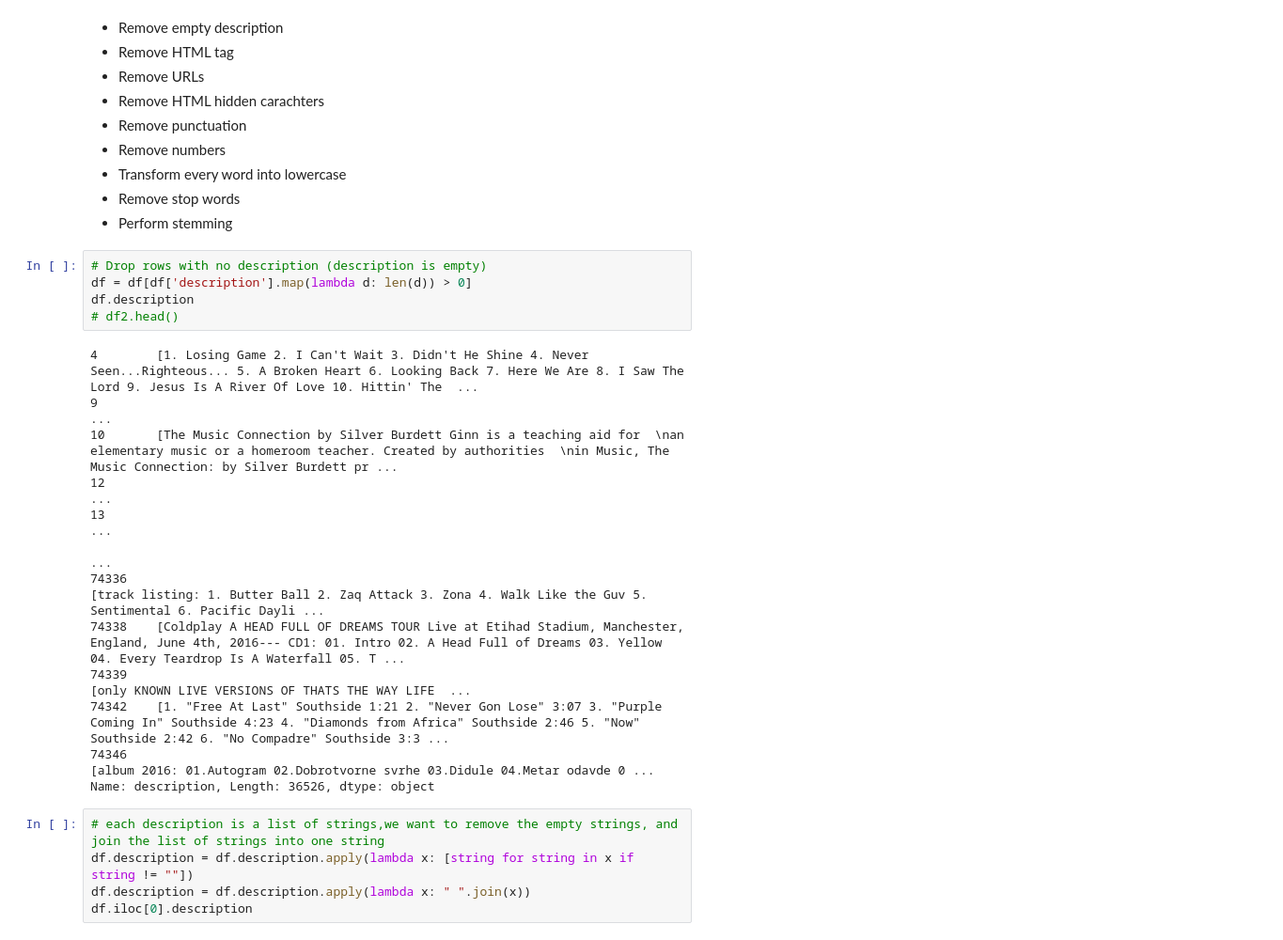
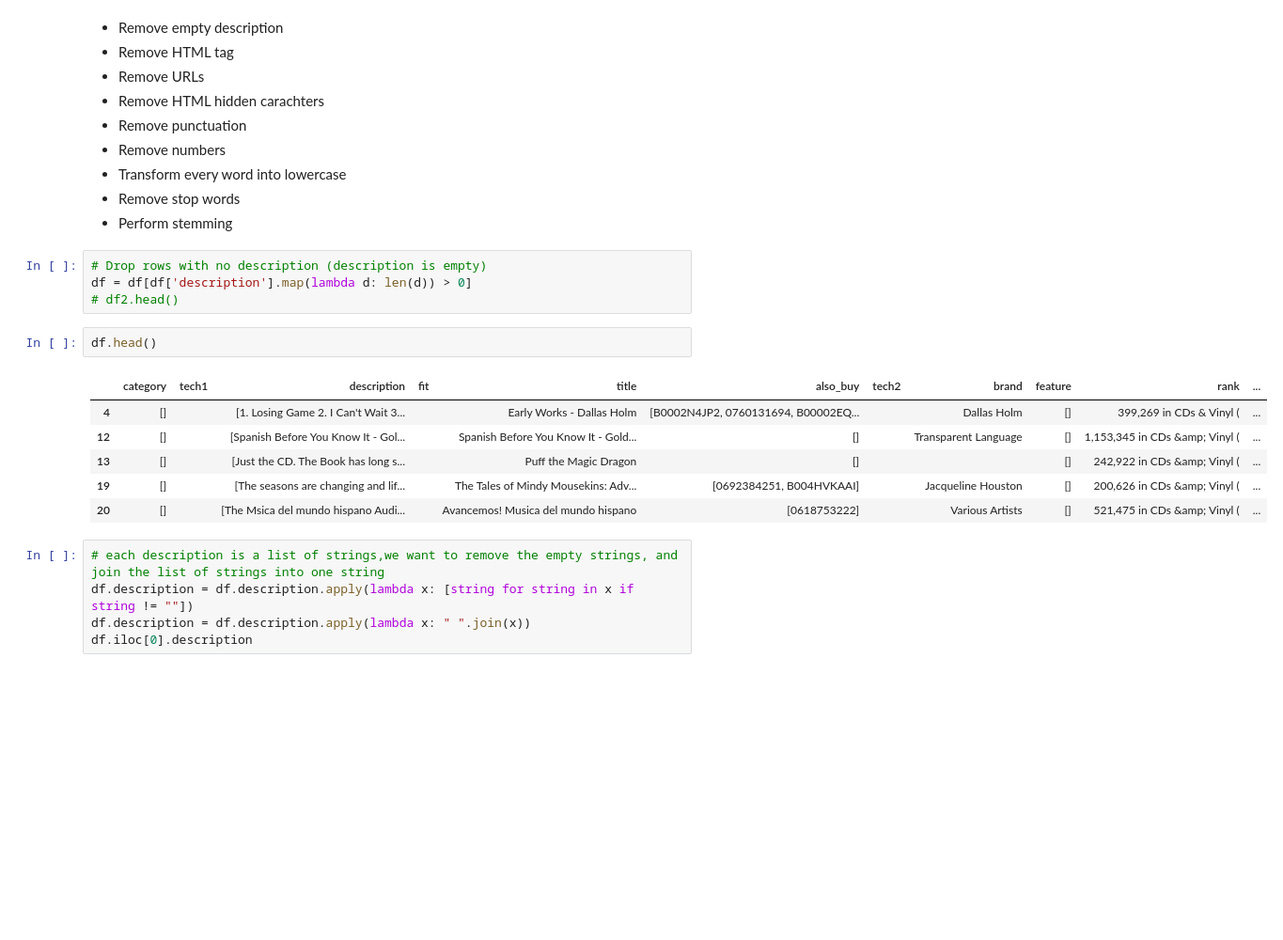
Before and after one commit to AriannaBi/Group7-DataScience, a Jupyter notebook: main_updated.ipynb, the cells around one changed output. Shown at 94% size. Cells and saved outputs as stored; diff of their text form; blank space fills up the shorter version.

```diff
--- a/main_updated.ipynb
+++ b/main_updated.ipynb
@@ -97,21 +113,16 @@ Columns of the dataset:  Index(['category', 'tech1', 'description', 'fit', 'titl
 # %%
 # Drop rows with no description (description is empty)
 df = df[df['description'].map(lambda d: len(d)) > 0]
-df.description
 # df2.head()
-# %% [output]
-4        [1. Losing Game 2. I Can't Wait 3. Didn't He Shine 4. Never Seen...Righteous... 5. A Broken Heart 6. Looking Back 7. Here We Are 8. I Saw The Lord 9. Jesus Is A River Of Love 10. Hittin' The  ...
-9                                                                                                                                                                                                        ...
-10       [The Music Connection by Silver Burdett Ginn is a teaching aid for  \nan elementary music or a homeroom teacher. Created by authorities  \nin Music, The Music Connection: by Silver Burdett pr ...
-12                                                                                                                                                                                                       ...
-13                                                                                                                                                                                                       ...
-                                                                                                                                                            ...
-74336                                                                                          [track listing: 1. Butter Ball 2. Zaq Attack 3. Zona 4. Walk Like the Guv 5. Sentimental 6. Pacific Dayli ...
-74338    [Coldplay A HEAD FULL OF DREAMS TOUR Live at Etihad Stadium, Manchester, England, June 4th, 2016--- CD1: 01. Intro 02. A Head Full of Dreams 03. Yellow 04. Every Teardrop Is A Waterfall 05. T ...
-74339                                                                                                                                                   [only KNOWN LIVE VERSIONS OF THATS THE WAY LIFE  ...
-74342    [1. "Free At Last" Southside 1:21 2. "Never Gon Lose" 3:07 3. "Purple Coming In" Southside 4:23 4. "Diamonds from Africa" Southside 2:46 5. "Now" Southside 2:42 6. "No Compadre" Southside 3:3 ...
-74346                                                                                                                          [album 2016: 01.Autogram 02.Dobrotvorne svrhe 03.Didule 04.Metar odavde 0 ...
-Name: description, Length: 36526, dtype: object
+# %%
+df.head()
+# %% [output]
+|  | category | tech1 | description | fit | title | also_buy | tech2 | brand | feature | rank | ... |
+| 4 | [] |  | [1. Losing Game 2. I Can't Wait 3... |  | Early Works - Dallas Holm | [B0002N4JP2, 0760131694, B00002EQ... |  | Dallas Holm | [] | 399,269 in CDs & Vinyl ( | ... |
+| 12 | [] |  | [Spanish Before You Know It - Gol... |  | Spanish Before You Know It - Gold... | [] |  | Transparent Language | [] | 1,153,345 in CDs &amp; Vinyl ( | ... |
+| 13 | [] |  | [Just the CD. The Book has long s... |  | Puff the Magic Dragon | [] |  |  | [] | 242,922 in CDs &amp; Vinyl ( | ... |
+| 19 | [] |  | [The seasons are changing and lif... |  | The Tales of Mindy Mousekins: Adv... | [0692384251, B004HVKAAI] |  | Jacqueline Houston | [] | 200,626 in CDs &amp; Vinyl ( | ... |
+| 20 | [] |  | [The Msica del mundo hispano Audi... |  | Avancemos! Musica del mundo hispano | [0618753222] |  | Various Artists | [] | 521,475 in CDs &amp; Vinyl ( | ... |
 # %%
 # each description is a list of strings,we want to remove the empty strings, and join the list of strings into one string
 df.description = df.description.apply(lambda x: [string for string in x if string != ""])
```
Also changed, not shown: parts of 38 cells of this notebook, 10 other files.
